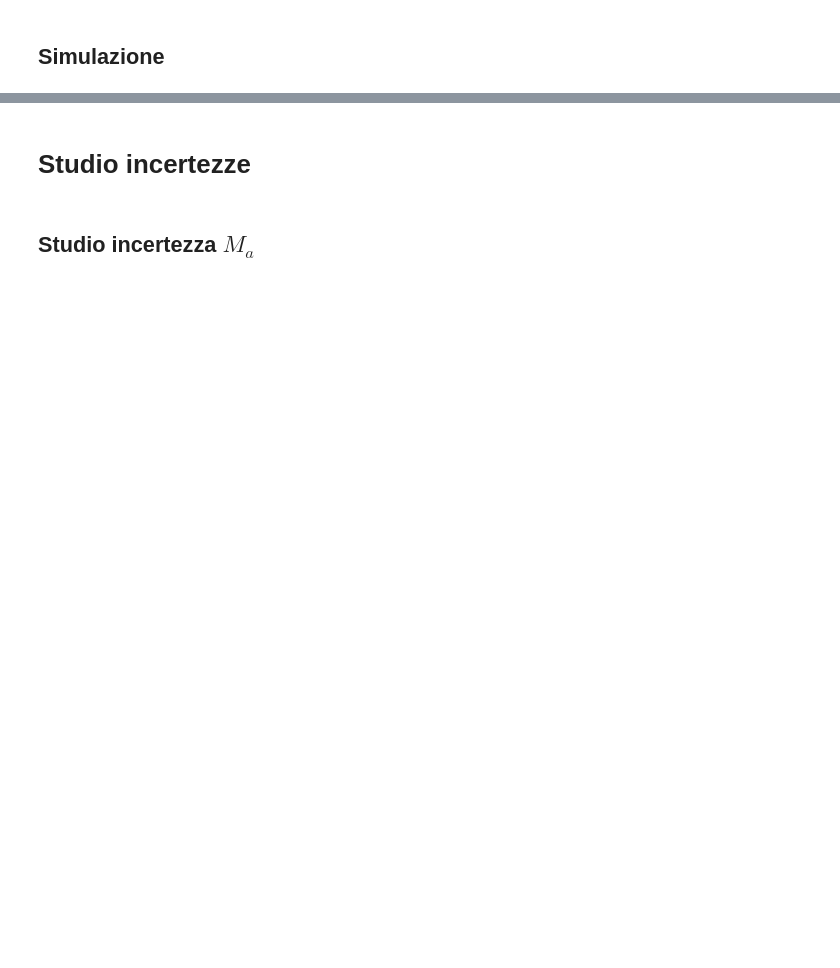
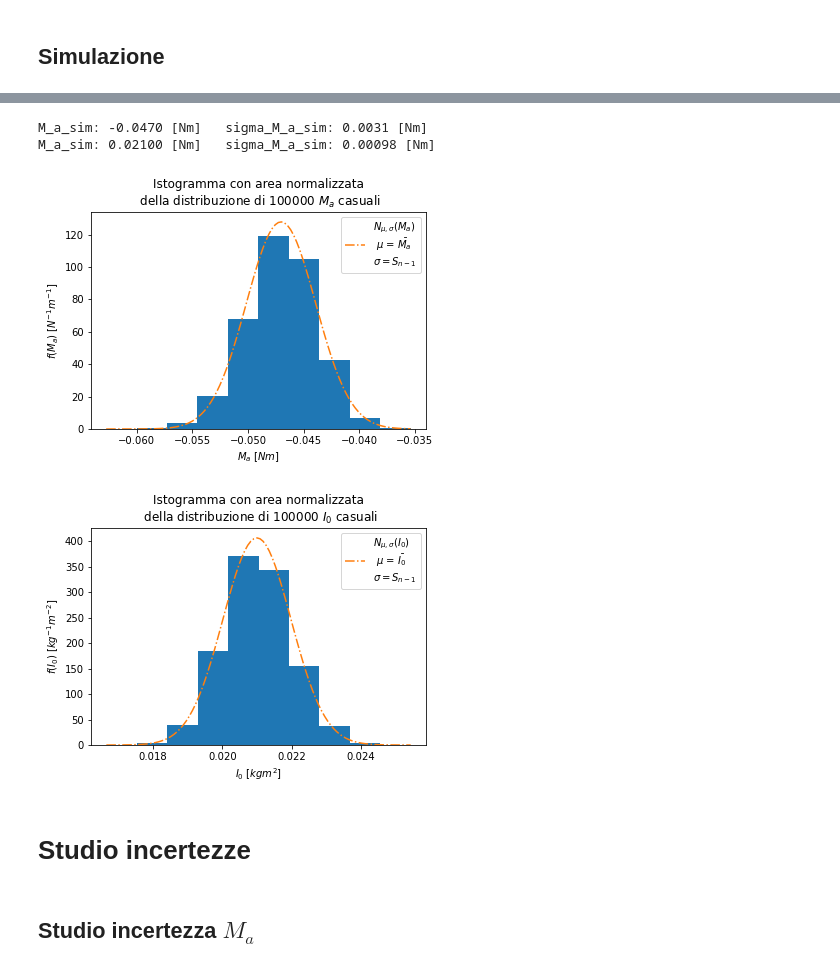
Before and after one commit to unTipicoCapodoglio/prova5, a Jupyter notebook: analisi5b.ipynb, the cells around one changed output, grey strips where cells are left out. Saved outputs shown, nothing was run; the diff lists cells and outputs as text; code cells hidden in the pictures; blank space fills up the shorter version.

```diff
--- a/analisi5b.ipynb
+++ b/analisi5b.ipynb
@@ -310,3 +325,56 @@ I_0: 0.0210 [Nm]        sigma_M_a: 0.0013 [Nm]          nu: 6.40%
+# %%
+M = 100000
+#M_a
+m_rand = np.random.normal(m,sigma_m,M)
+r_rand = np.random.normal(r,sigma_r,M)
+m_b_rand = np.random.normal(m_b,sigma_m_b,M)
+rho_rand = np.random.normal(rho,sigma_rho,M)
+r_f_rand = np.random.normal(r_f,sigma_r_f,M)
+B_rand = np.random.normal(B,sigma_B,M)
+
+M_a_rand = m_rand*9.805*r_rand-(2*m_b_rand*(r_rand+rho_rand+r_f_rand)**2)/(B_rand*r_rand)
+M_a_sim = np.mean(M_a_rand)
+sigma_M_a_sim = np.std(M_a_rand,ddof=1)
+
+#I_0
+A_rand = np.random.normal(A,sigma_A,M)
+I_0_rand = I_0 = 2*m_b_rand*((r_rand+rho_rand+r_f_rand)**2)*(A_rand/B_rand) - m_rand*(r_rand**2)
+I_0_sim = np.mean(I_0_rand)
+sigma_I_0_sim = np.std(I_0_rand, ddof=1)
+
+
+# plot M_a
+plt.figure()
+x = np.linspace(M_a_rand.min(),M_a_rand.max(),100)
+plt.hist(M_a_rand, density = True, label = '')
+plt.plot(x, norm.pdf(x,M_a_sim,sigma_M_a_sim), '-.', label = '$N_{\mu,\sigma}(M_a)$ \n $\mu$ = $\\bar{M_a}$\n$\sigma = S_{n-1}$')
+plt.title('Istogramma con area normalizzata\n della distribuzione di '+str(M)+' $M_a$ casuali')
+plt.xlabel('$M_a~[Nm]$')
+plt.ylabel('$f(M_a)~[N^{-1}m^{-1}]$')
+plt.legend()
+plt.savefig('fig5b/simM_a.pdf')
+
+#plot I_0
+plt.figure()
+x = np.linspace(I_0_rand.min(),I_0_rand.max(),100)
+plt.hist(I_0_rand, density = True)
+plt.plot(x, norm.pdf(x,I_0_sim,sigma_I_0_sim), '-.', label = '$N_{\mu,\sigma}(I_0)$ \n $\mu$ = $\\bar{I_0}$\n$\sigma = S_{n-1}$')
+plt.title('Istogramma con area normalizzata\n della distribuzione di '+str(M)+' $I_0$ casuali')
+plt.xlabel('$I_0~[kgm^2]$')
+plt.ylabel('$f(I_0)~[kg^{-1}m^{-2}]$')
+plt.legend()
+plt.savefig('fig5b/simI_0.pdf')
+
+
+
+# Stampe
+print("M_a_sim: {:.4f} [Nm]".format(M_a_sim), "sigma_M_a_sim: {:.2g} [Nm]".format(sigma_M_a_sim), sep = '\t')
+print("M_a_sim: {:.5f} [Nm]".format(I_0_sim), "sigma_M_a_sim: {:.2g} [Nm]".format(sigma_I_0_sim), sep = '\t')
+# %% [output]
+M_a_sim: -0.0470 [Nm]   sigma_M_a_sim: 0.0031 [Nm]
+M_a_sim: 0.02100 [Nm]   sigma_M_a_sim: 0.00098 [Nm]
+[figure, added]
+[figure, added]
 # %% [markdown]
 # Studio incertezze
 # %% [markdown]
```
Also changed, not shown: parts of 7 cells of this notebook.
